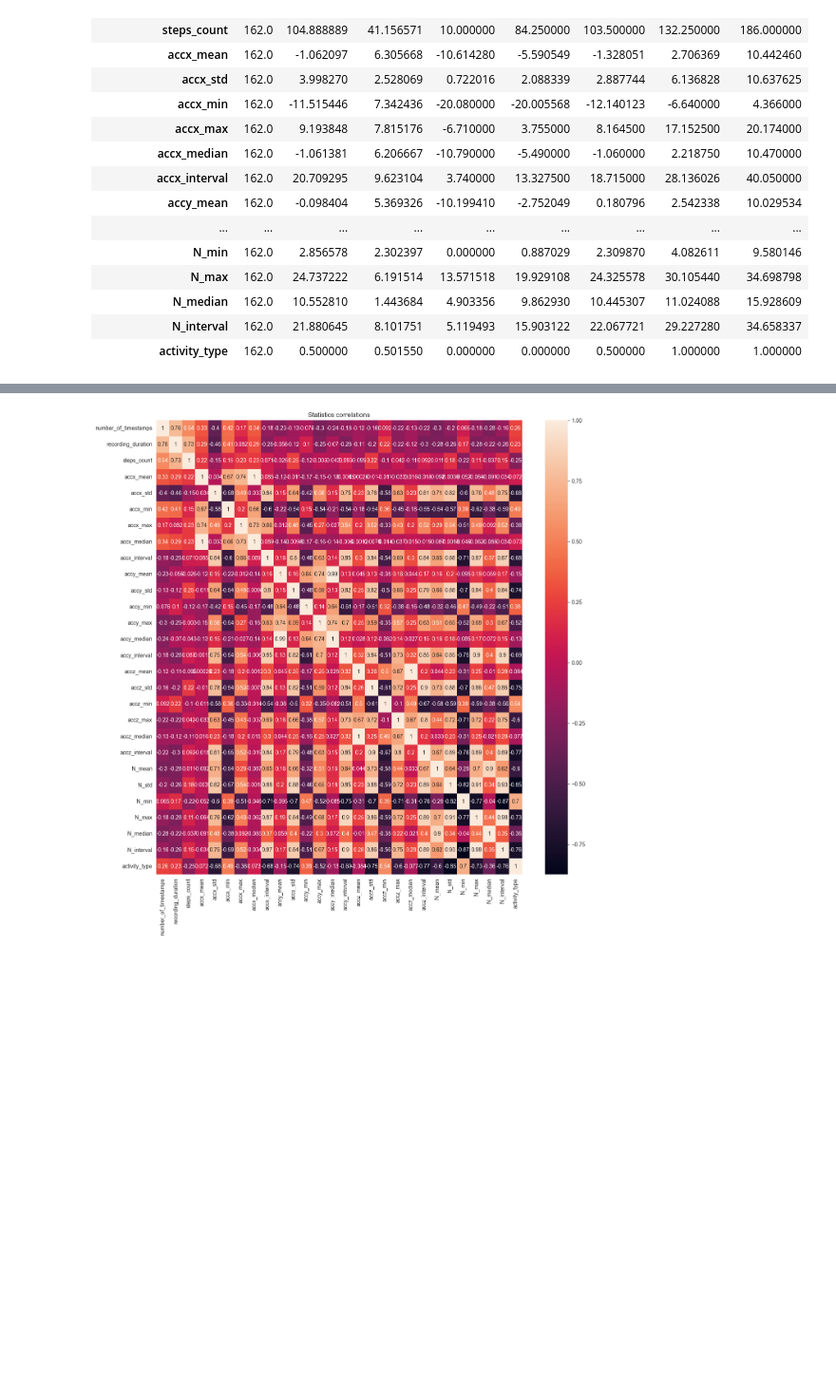
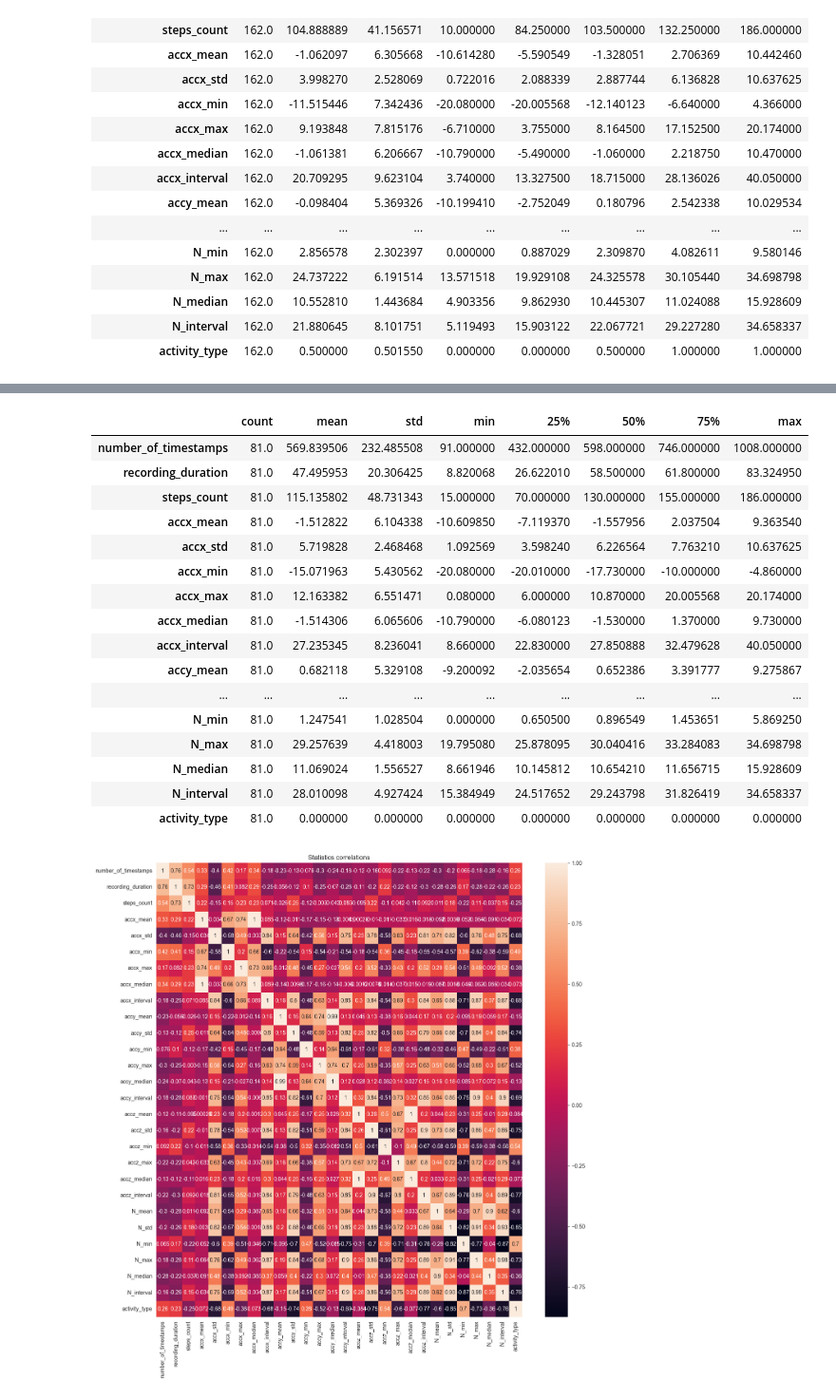
Before and after one commit to YarinBS/IoT_Walking_Running_Data_Analysis, a Jupyter notebook: Data_Analysis.ipynb, the cells around one changed output, grey strips where cells are left out. Shown at 95% size. Drawn from its saved outputs; the diff is of its cells as text; code cells hidden in the pictures; blank space fills up the shorter version.

```diff
--- a/Data_Analysis.ipynb
+++ b/Data_Analysis.ipynb
@@ -347,3 +401,23 @@ display(stats_dataframe.describe().T)
+# %%
+display(run_stats_dataframe.describe().T)
+# %% [output]
+|  | count | mean | std | min | 25% | 50% | 75% | max |
+| number_of_timestamps | 81.0 | 569.839506 | 232.485508 | 91.000000 | 432.000000 | 598.000000 | 746.000000 | 1008.000000 |
+| recording_duration | 81.0 | 47.495953 | 20.306425 | 8.820068 | 26.622010 | 58.500000 | 61.800000 | 83.324950 |
+| steps_count | 81.0 | 115.135802 | 48.731343 | 15.000000 | 70.000000 | 130.000000 | 155.000000 | 186.000000 |
+| accx_mean | 81.0 | -1.512822 | 6.104338 | -10.609850 | -7.119370 | -1.557956 | 2.037504 | 9.363540 |
+| accx_std | 81.0 | 5.719828 | 2.468468 | 1.092569 | 3.598240 | 6.226564 | 7.763210 | 10.637625 |
+| accx_min | 81.0 | -15.071963 | 5.430562 | -20.080000 | -20.010000 | -17.730000 | -10.000000 | -4.860000 |
+| accx_max | 81.0 | 12.163382 | 6.551471 | 0.080000 | 6.000000 | 10.870000 | 20.005568 | 20.174000 |
+| accx_median | 81.0 | -1.514306 | 6.065606 | -10.790000 | -6.080123 | -1.530000 | 1.370000 | 9.730000 |
+| accx_interval | 81.0 | 27.235345 | 8.236041 | 8.660000 | 22.830000 | 27.850888 | 32.479628 | 40.050000 |
+| accy_mean | 81.0 | 0.682118 | 5.329108 | -9.200092 | -2.035654 | 0.652386 | 3.391777 | 9.275867 |
+| ... | ... | ... | ... | ... | ... | ... | ... | ... |
+| N_min | 81.0 | 1.247541 | 1.028504 | 0.000000 | 0.650500 | 0.896549 | 1.453651 | 5.869250 |
+| N_max | 81.0 | 29.257639 | 4.418003 | 19.795080 | 25.878095 | 30.040416 | 33.284083 | 34.698798 |
+| N_median | 81.0 | 11.069024 | 1.556527 | 8.661946 | 10.145812 | 10.654210 | 11.656715 | 15.928609 |
+| N_interval | 81.0 | 28.010098 | 4.927424 | 15.384949 | 24.517652 | 29.243798 | 31.826419 | 34.658337 |
+| activity_type | 81.0 | 0.000000 | 0.000000 | 0.000000 | 0.000000 | 0.000000 | 0.000000 | 0.000000 |
 # %%
 import seaborn as sns
 
```
Also changed, not shown: parts of 12 cells of this notebook, 4 other files.
